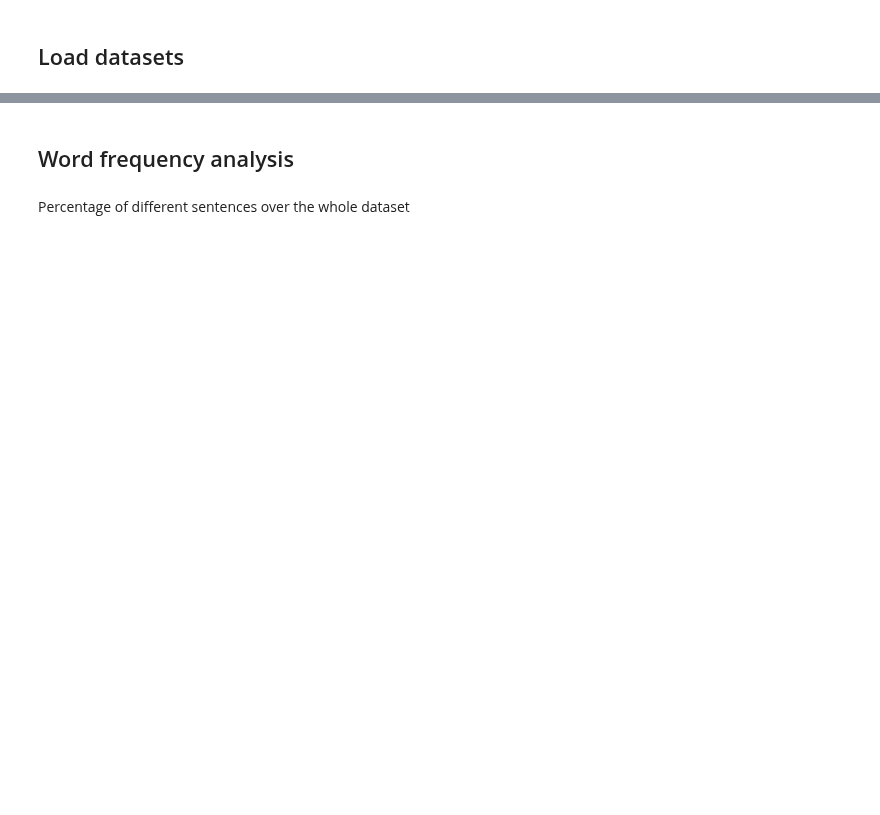
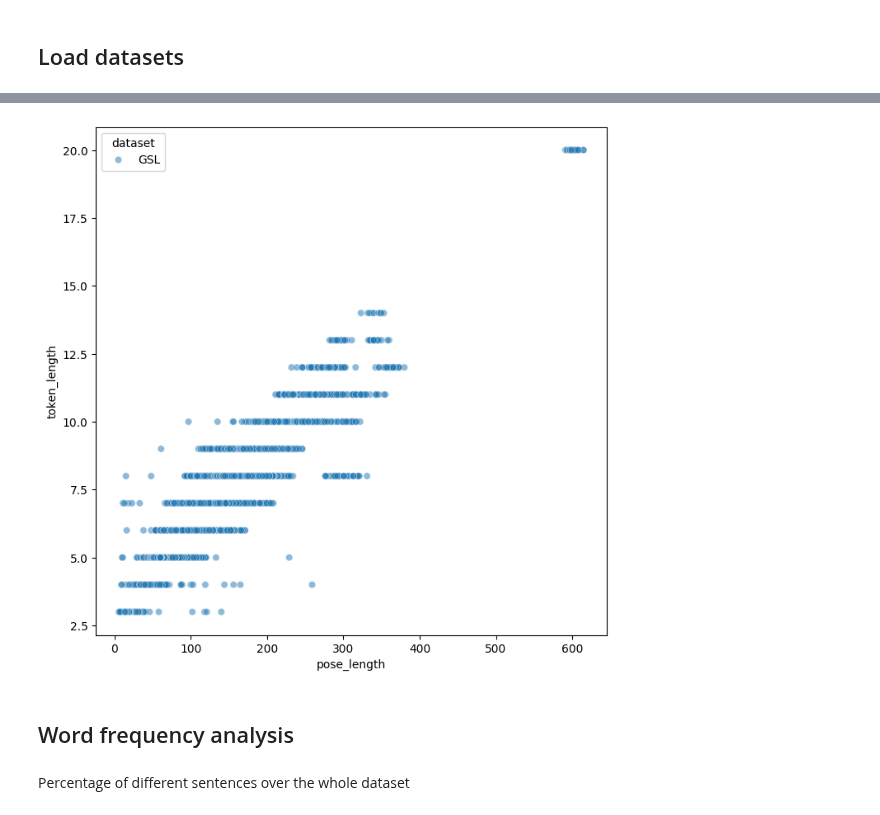
Before and after one commit to pedroodb/sign_attention, a Jupyter notebook: src/dataset_comparison.ipynb, the cells around one changed output, grey strips where cells are left out. Saved outputs shown, nothing was run; the diff lists cells and outputs as text; code cells hidden in the pictures; blank space fills up the shorter version.

```diff
--- a/src/dataset_comparison.ipynb
+++ b/src/dataset_comparison.ipynb
@@ -103,3 +98,11 @@ plt.show()
+# %%
+fig, ax = plt.subplots(1, 1, figsize=(8, 8))
+sns.scatterplot(
+    data=df, x="pose_length", y="token_length", hue="dataset", alpha=0.5, ax=ax
+)
+plt.show()
+# %% [output]
+[figure, added]
 # %% [markdown]
 ## Word frequency analysis
 # %% [markdown]
```
Also changed, not shown: parts of 9 cells of this notebook, 10 other files.
